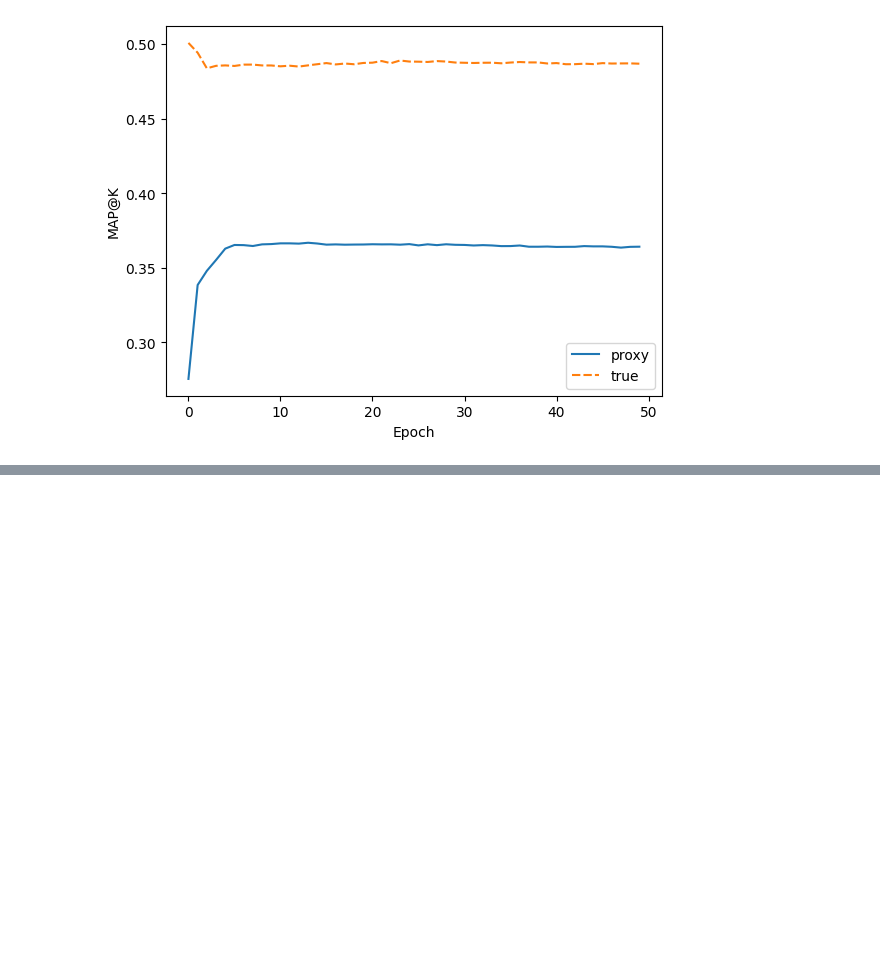
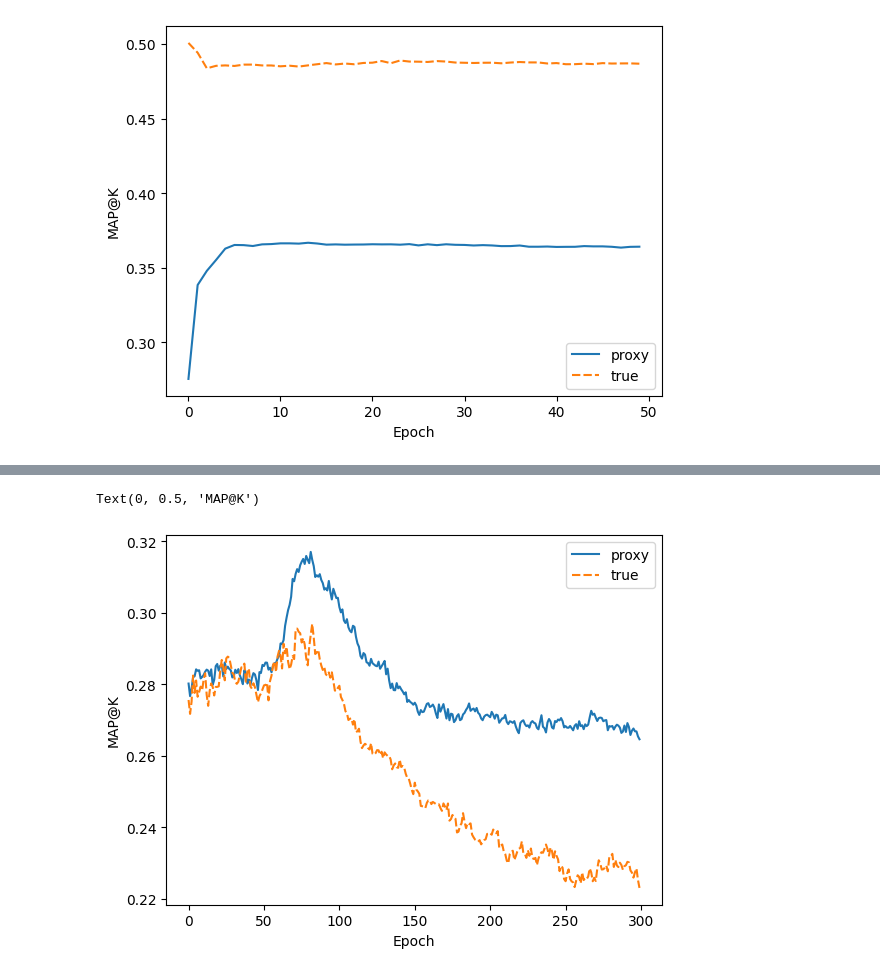
Before and after one commit to sebzhao/proxy-objective-recsys, a Jupyter notebook: netflix.ipynb, the cells around one changed output, grey strips where cells are left out. Cells and saved outputs as stored; diff of their text form; code cells hidden in the pictures; blank space fills up the shorter version.

```diff
--- a/netflix.ipynb
+++ b/netflix.ipynb
@@ -724,0 +829,9 @@ Text(0, 0.5, 'MAP@K')
+# %%
+del_lst = []
+for i in range(watch_matrix_full.shape[0]):
+    if watch_matrix_full[i].sum() < 20:
+        del_lst.append(i)
+if len(del_lst) > 0:
+    print("Deleted from watch matrix: ", len(del_lst))
+watch_matrix_full = np.delete(watch_matrix_full, del_lst, axis=0)
+like_matrix_full = np.delete(like_matrix_full, del_lst, axis=0)
@@ -724,0 +855,4 @@ Text(0, 0.5, 'MAP@K')
+# %%
+watch_matrix_csr = scipy.sparse.csr_matrix(watch_matrix)
+proxy_prefs = convert_to_index_lst(proxy_prefs)
+true_prefs = convert_to_index_lst(true_prefs)
@@ -724,0 +879,21 @@ Text(0, 0.5, 'MAP@K')
+# %%
+proxy_losses, true_losses = [], []
+def validation_hook(solver, epoch, elapsed_time, correct, skipped):
+    recommendations = solver.recommend(np.arange(solver.user_factors.shape[0]), watch_matrix_csr, filter_already_liked_items=True, N=10)[0]
+    #FIXME: This should actually be the indices of the items
+
+    # PROXY PREFS AND TRUE PREFS MUST BE A LISt OF INDEXES
+    global proxy_prefs
+    global true_prefs
+    proxy_loss, true_loss = batch_mapk(recommendations, proxy_prefs, true_prefs)
+    print(proxy_loss, true_loss)
+    proxy_losses.append(proxy_loss)
+    true_losses.append(true_loss)
+    # Calculate validation loss
+# %%
+res = []
+proxy_losses = []
+true_losses = []
+model = implicit.bpr.BayesianPersonalizedRanking(factors=100,  iterations=300)
+train_losses = model.fit(watch_matrix_csr, callback=validation_hook)
+res.append((train_losses, proxy_losses, true_losses))
@@ -724,0 +919,9 @@ Text(0, 0.5, 'MAP@K')
+# %%
+train_losses, proxy_losses, true_losses = res[0]
+df = pd.DataFrame({'proxy': proxy_losses, 'true': true_losses})
+sns.lineplot(data=df)
+plt.xlabel("Epoch")
+plt.ylabel("MAP@K")
+# %% [output]
+Text(0, 0.5, 'MAP@K')
+[figure, added]
```
Also changed, not shown: parts of 14 cells of this notebook.
